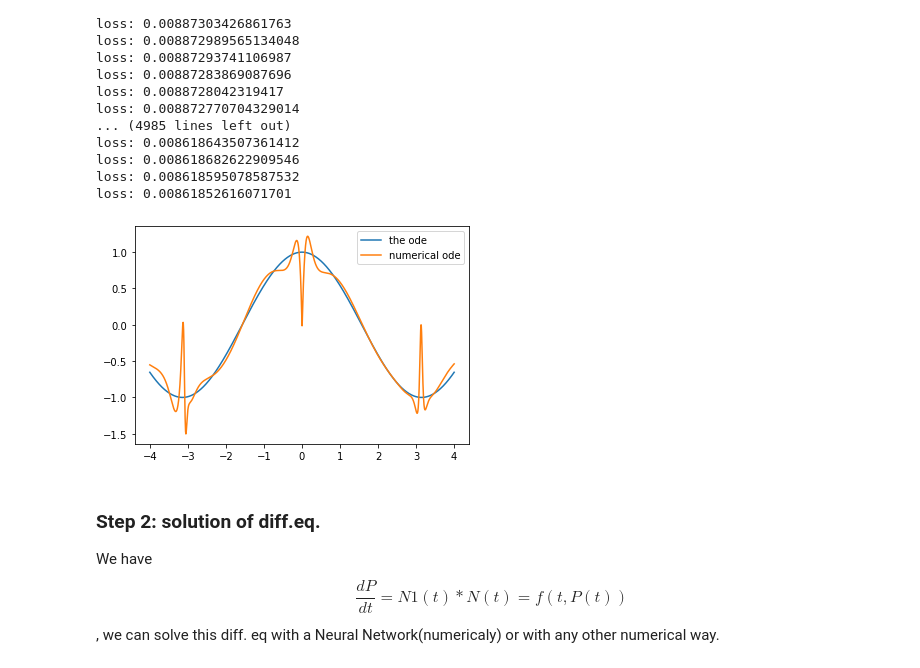
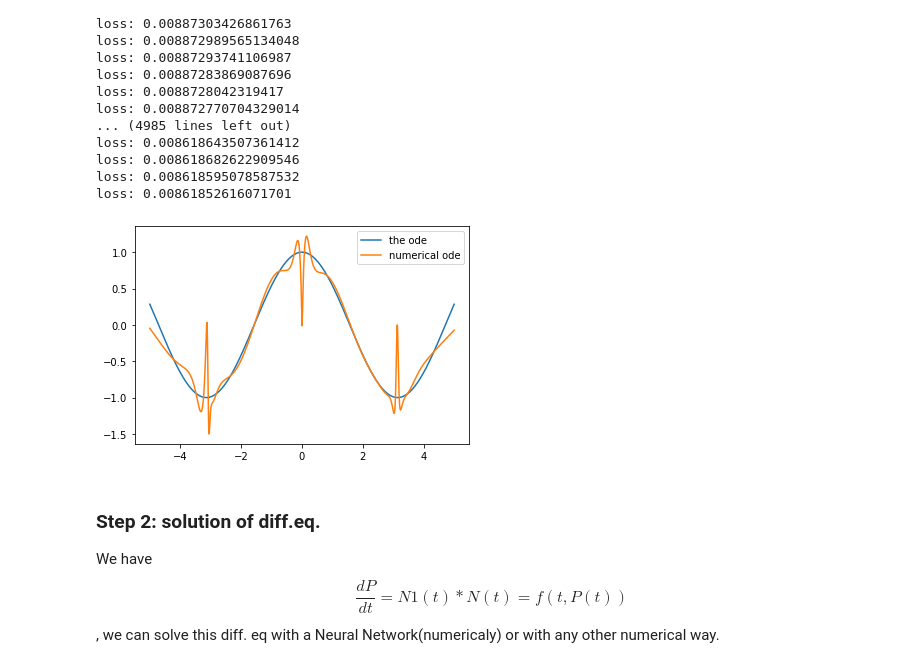
Before and after one commit to christinaseven/myproj, a Jupyter notebook: implementation.ipynb, the cells around one changed output. Cells and saved outputs as stored; diff of their text form; code cells hidden in the pictures.

```diff
--- a/implementation.ipynb
+++ b/implementation.ipynb
@@ -221,17 +219,17 @@ loss: 0.008618595078587532
 loss: 0.00861852616071701
 # %%
 #check if cos is the same with O.D.E
-x = torch.unsqueeze(torch.linspace(-4,4, 2000), dim=1)
+x = torch.unsqueeze(torch.linspace(-5,5, 2000), dim=1)
 
 dy = torch.cos(x)
 method_dy = net1(x)*net2(x)
 method_dy = method_dy.detach().numpy()
 plt.plot(x,dy, label = 'the ode')
 plt.plot(x,method_dy, label ='numerical ode')
 plt.legend()
 plt.show()
 # %% [output]
-[figure, old version]
+[figure, new version]
 # %% [markdown]
 ### Step 2: solution of diff.eq.
 We have $$\frac{dP}{dt}= N1(t)*N(t) = f(t, P(t))$$ , we can solve this diff. eq with a Neural Network(numericaly) or with any other numerical way.
```
Also changed, not shown: parts of 10 cells of this notebook.
